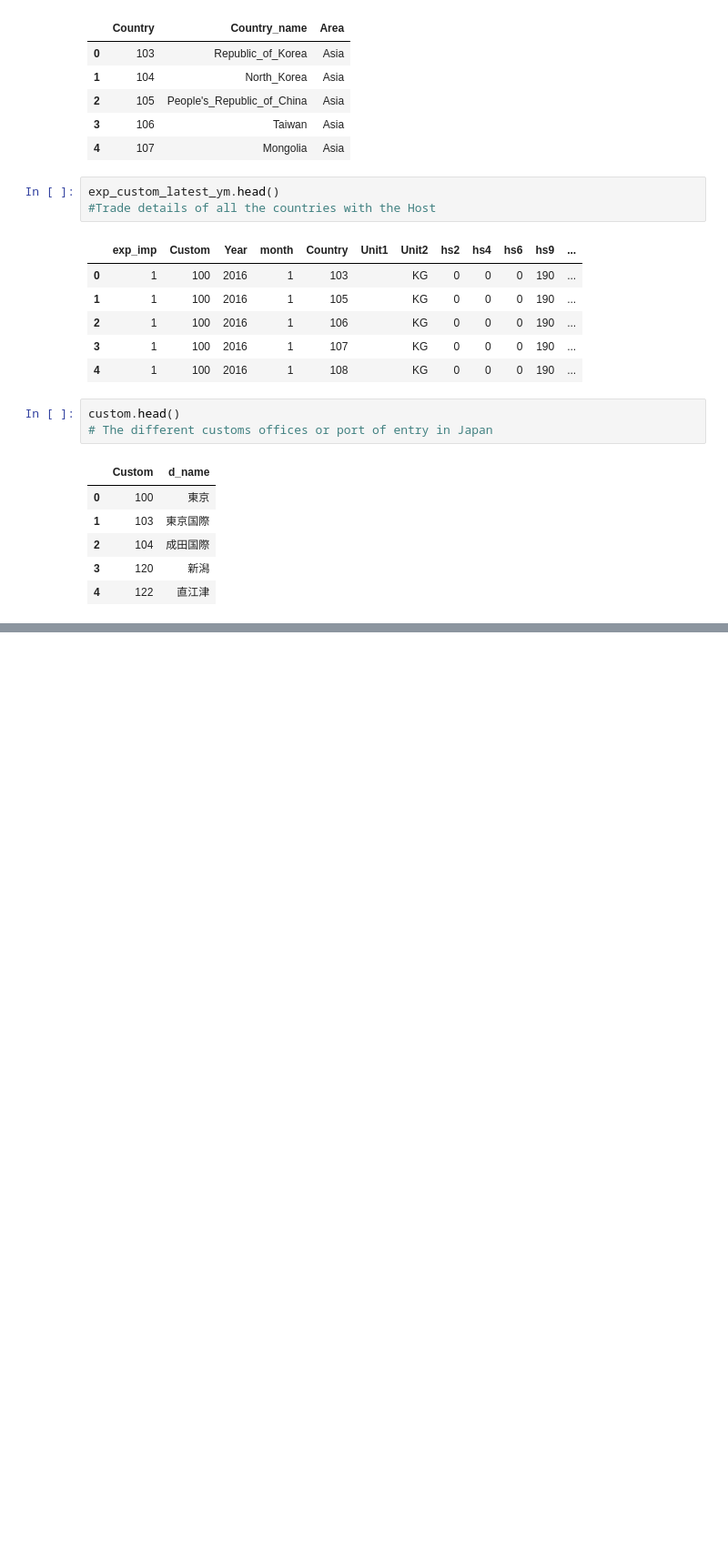
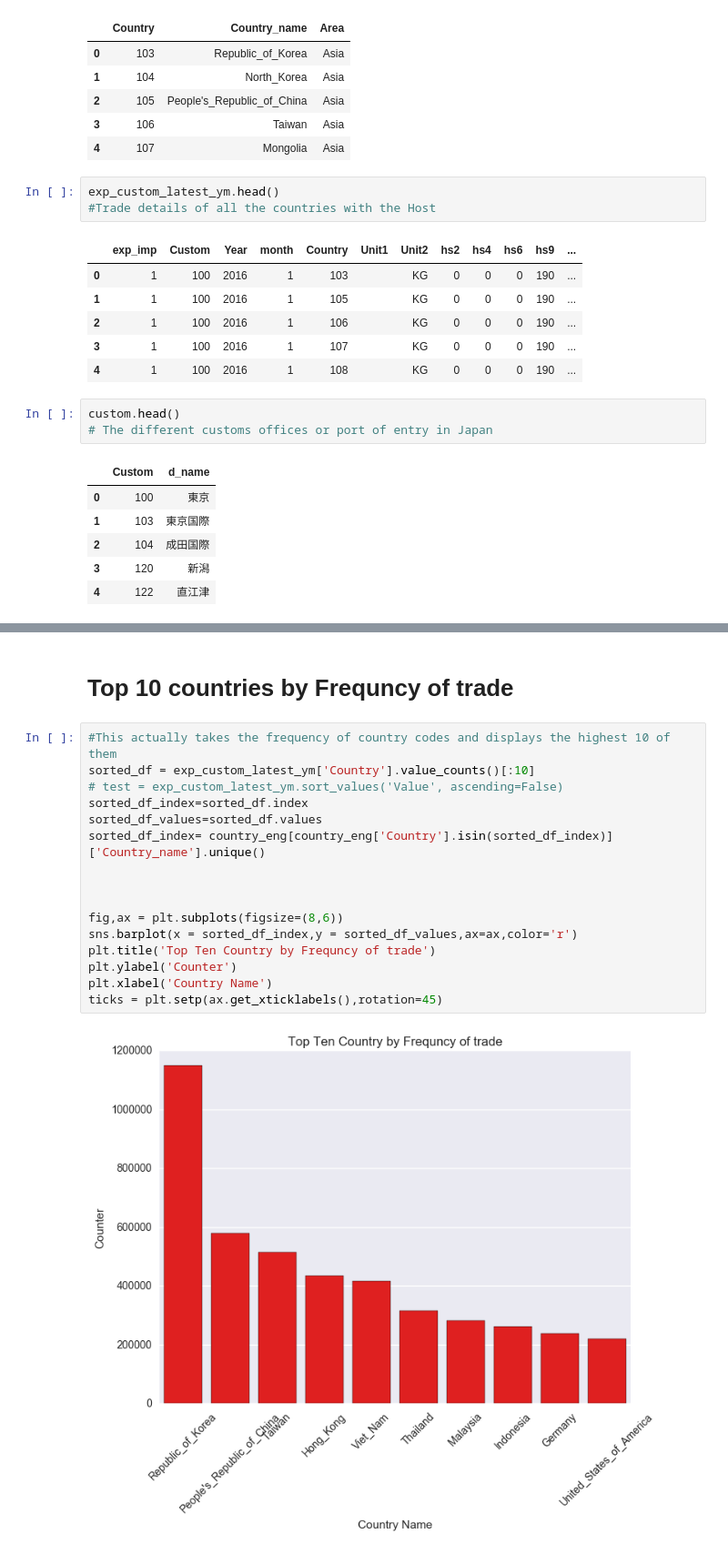
Before and after one commit to DmitriyLanchakov/Data-Visualization-using-python, a Jupyter notebook: Japan Trade Visualization/FE-550 S.R - 1 - Japan Trade Statistics.ipynb, the cells around one changed output, grey strips where cells are left out. Shown at 91% size. Saved outputs shown, nothing was run; the diff lists cells and outputs as text; blank space fills up the shorter version.

Commit message:
Done two visualization, stuck on the 3rd to find the total value

```diff
--- a/Japan Trade Visualization/FE-550 S.R - 1 - Japan Trade Statistics.ipynb
+++ b/Japan Trade Visualization/FE-550 S.R - 1 - Japan Trade Statistics.ipynb
@@ -59,0 +62,20 @@ print(rainy_days)
+# %% [markdown]
+# Top 10 countries by Frequncy of trade
+# %%
+#This actually takes the frequency of country codes and displays the highest 10 of them
+sorted_df = exp_custom_latest_ym['Country'].value_counts()[:10]
+# test = exp_custom_latest_ym.sort_values('Value', ascending=False)
+sorted_df_index=sorted_df.index
+sorted_df_values=sorted_df.values
+sorted_df_index= country_eng[country_eng['Country'].isin(sorted_df_index)]['Country_name'].unique()
+
+
+
+fig,ax = plt.subplots(figsize=(8,6))
+sns.barplot(x = sorted_df_index,y = sorted_df_values,ax=ax,color='r')
+plt.title('Top Ten Country by Frequncy of trade')
+plt.ylabel('Counter')
+plt.xlabel('Country Name')
+ticks = plt.setp(ax.get_xticklabels(),rotation=45)
+# %% [output]
+[figure, added]
```
Also changed, not shown: parts of 17 cells of this notebook, 1 other file.
